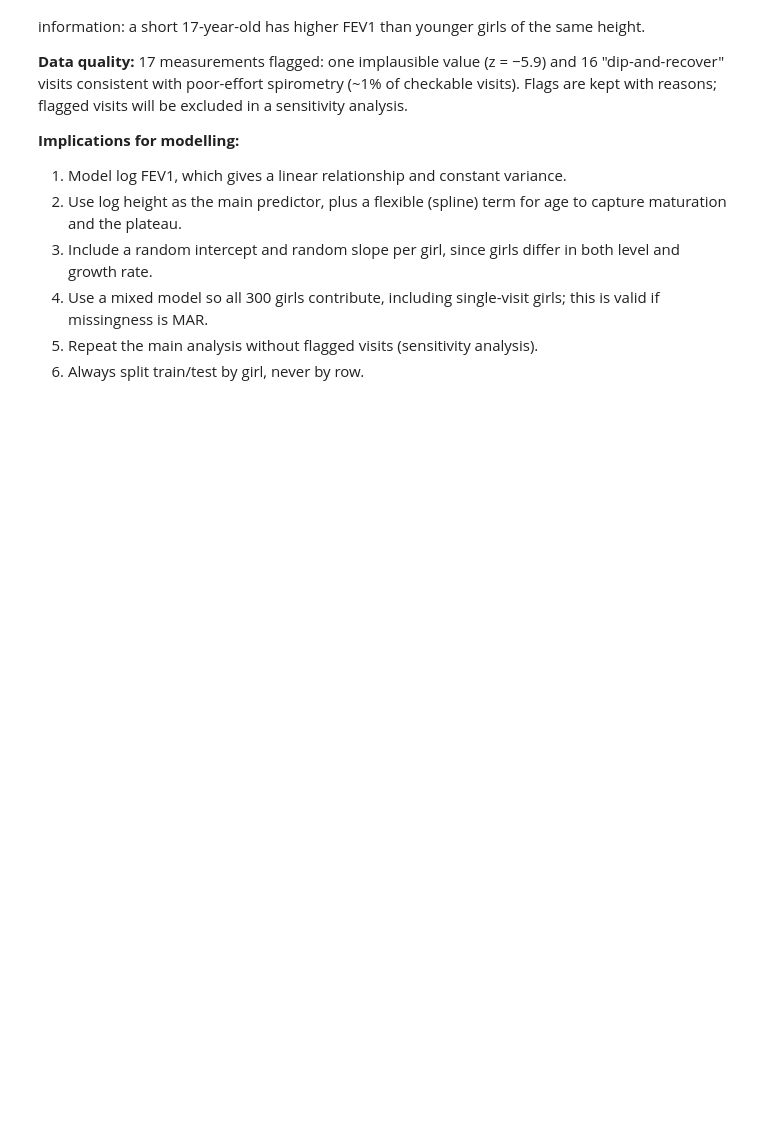
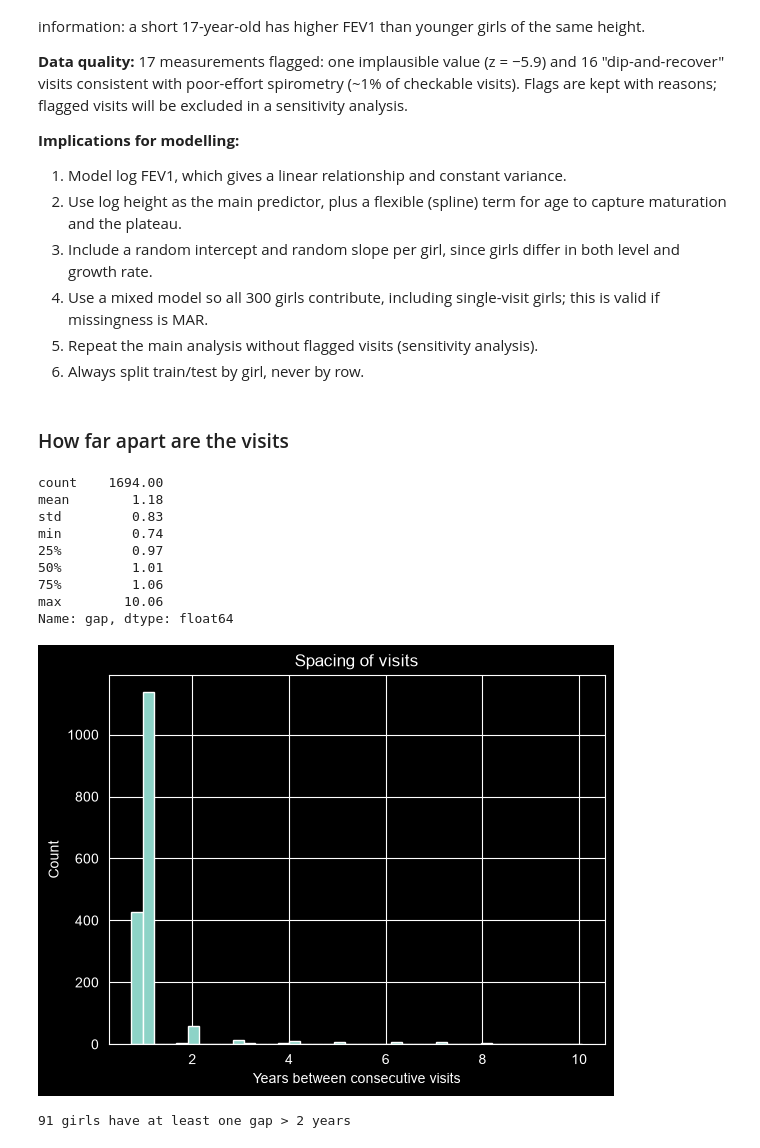
Before and after one commit to louisapraszezynki/lung-trajectories, a Jupyter notebook: notebooks/01_exploration.ipynb, the cells around one changed output. Saved outputs shown, nothing was run; the diff lists cells and outputs as text; code cells hidden in the pictures; blank space fills up the shorter version.

```diff
--- a/notebooks/01_exploration.ipynb
+++ b/notebooks/01_exploration.ipynb
@@ -274,3 +274,30 @@ in a sensitivity analysis.
    this is valid if missingness is MAR.
 5. Repeat the main analysis without flagged visits (sensitivity analysis).
 6. Always split train/test by girl, never by row.
+# %% [markdown]
+### How far apart are the visits
+# %%
+# Compute visits gaps
+df["gap"] = df.groupby("id")["age"].diff()
+print(df["gap"].describe().round(2))
+
+# Plot visits gaps
+df["gap"].dropna().hist(bins=40)
+plt.xlabel("Years between consecutive visits"); plt.ylabel("Count")
+plt.title("Spacing of visits"); plt.show()
+
+# Count long gaps
+big_gaps = df[df["gap"] > 2]
+print(f"{big_gaps['id'].nunique()} girls have at least one gap > 2 years")
+# %% [output]
+count    1694.00
+mean        1.18
+std         0.83
+min         0.74
+25%         0.97
+50%         1.01
+75%         1.06
+max        10.06
+Name: gap, dtype: float64
+[figure, added]
+91 girls have at least one gap > 2 years
```
Also changed, not shown: parts of 5 cells of this notebook, 2 other files.
